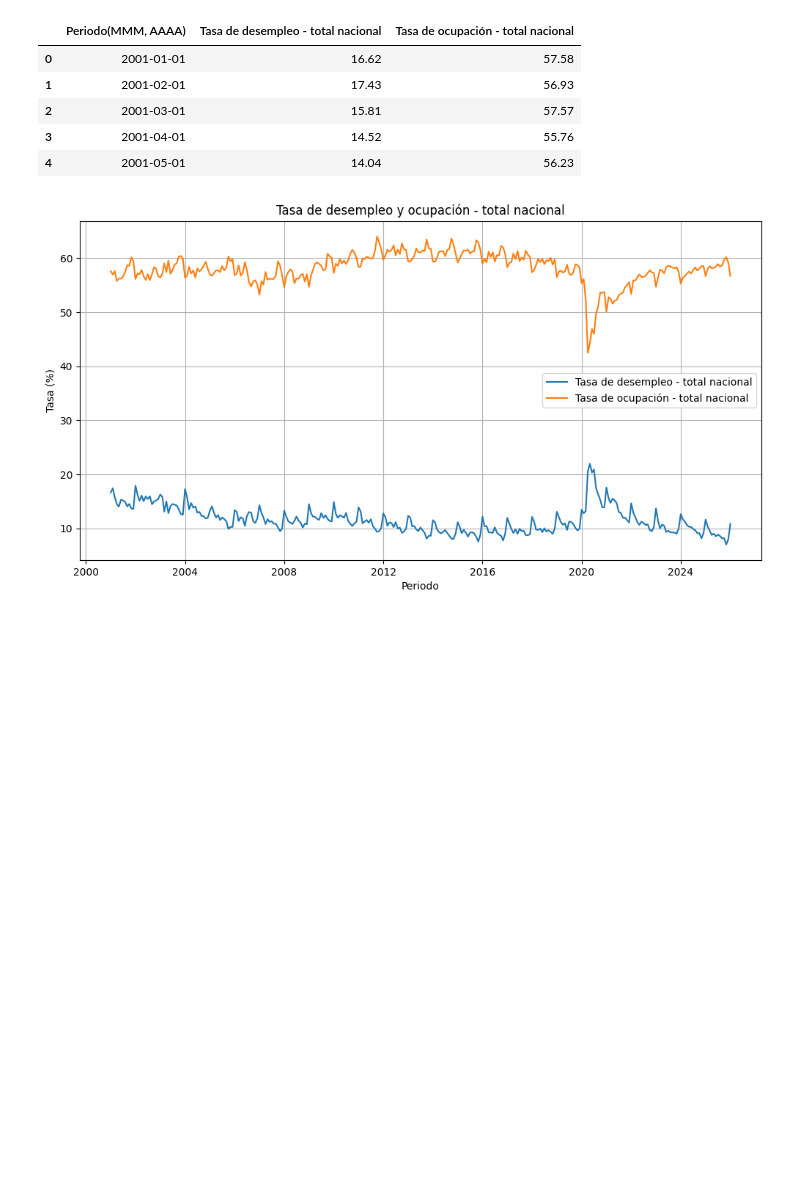
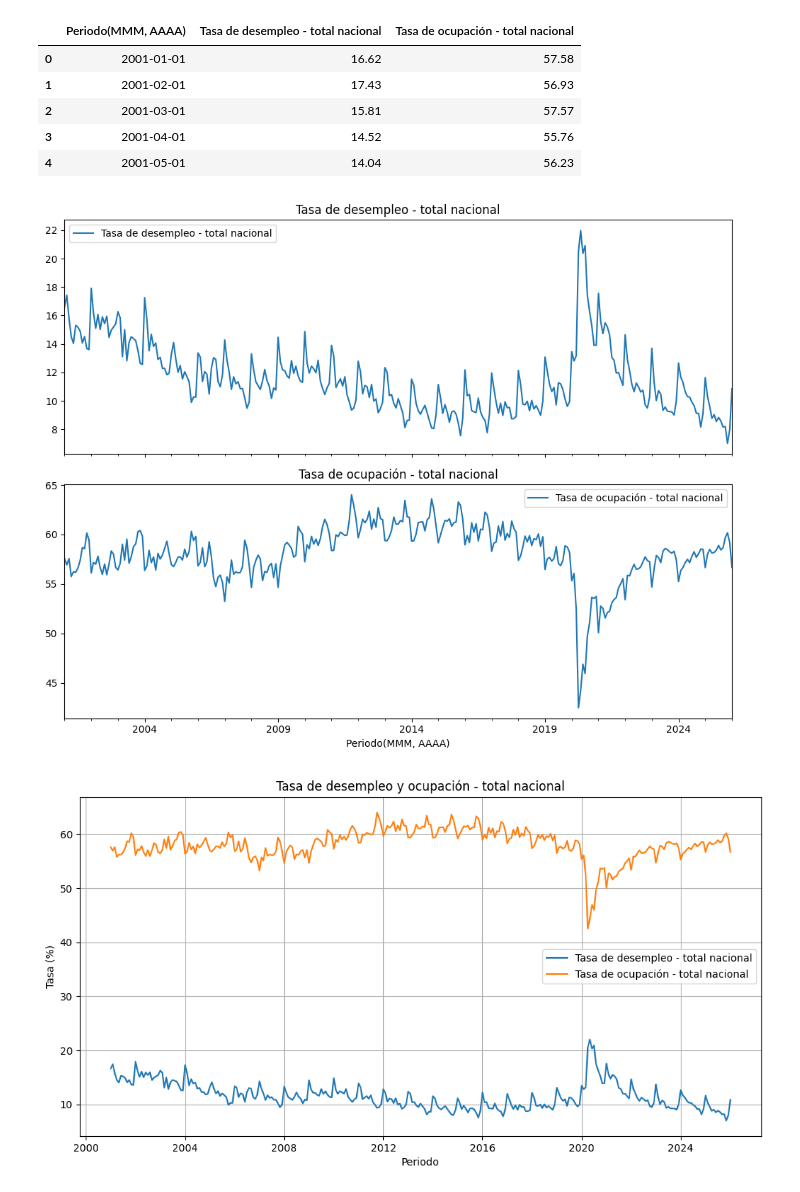
Before and after one commit to AlexSG29/Modelos_Econometricos, a Jupyter notebook: primera clase/primera_clase.ipynb, the cells around one changed output. Drawn from its saved outputs; the diff is of its cells as text; code cells hidden in the pictures; blank space fills up the shorter version.

```diff
--- a/primera clase/primera_clase.ipynb
+++ b/primera clase/primera_clase.ipynb
@@ -81,6 +81,16 @@ data.head()
 | 2 | 2001-03-01 | 15.81 | 57.57 |
 | 3 | 2001-04-01 | 14.52 | 55.76 |
 | 4 | 2001-05-01 | 14.04 | 56.23 |
+# %%
+# veamos ambas series en dos graficas separadas en un grid 2x1
+import matplotlib.pyplot as plt
+fig, axes = plt.subplots(2, 1, figsize=(10, 8), sharex=True)
+data.plot(x='Periodo(MMM, AAAA)', y='Tasa de desempleo - total nacional', ax=axes[0], title='Tasa de desempleo - total nacional')
+data.plot(x='Periodo(MMM, AAAA)', y='Tasa de ocupación - total nacional', ax=axes[1], title='Tasa de ocupación - total nacional')
+plt.tight_layout()
+plt.show()
+# %% [output]
+[figure, added]
 # %%
 # ahora si grafiquemos las tasas de desempleo y ocupación
 import matplotlib.pyplot as plt
```
